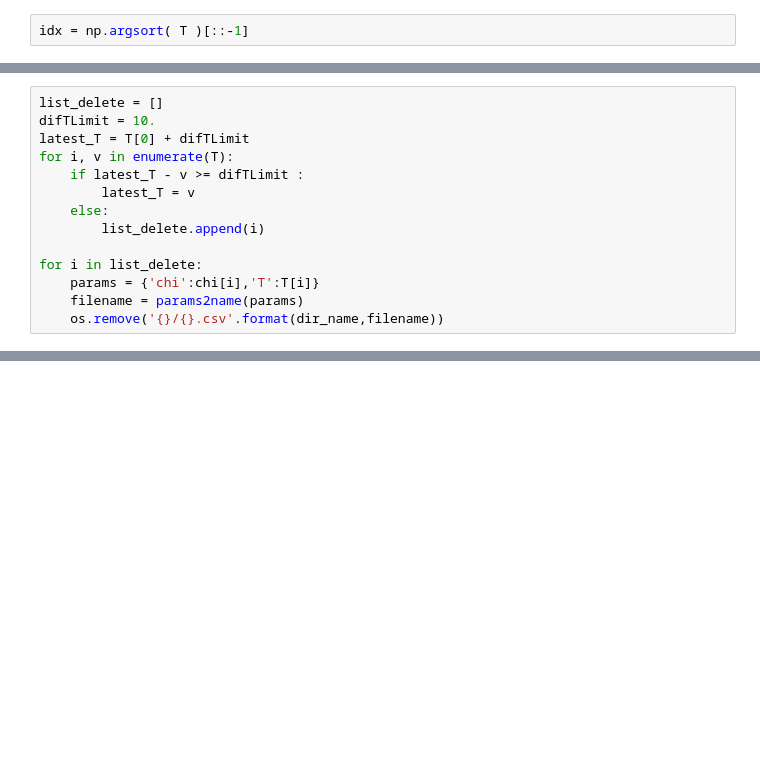
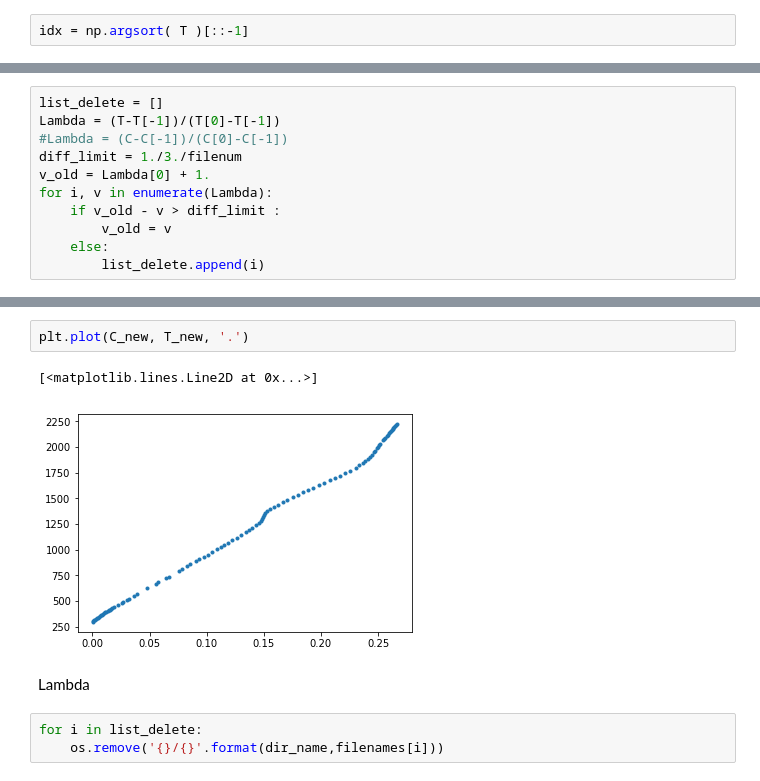
Before and after one commit to Combustion-Zhen/flamelet2table, a Jupyter notebook: plot_S_curve.ipynb, the cells around one changed output, grey strips where cells are left out. Drawn from its saved outputs; the diff is of its cells as text; blank space fills up the shorter version.

```diff
--- a/plot_S_curve.ipynb
+++ b/plot_S_curve.ipynb
@@ -29,14 +31,0 @@ chi = chi[idx]
-# %%
-list_delete = []
-difTLimit = 10.
-latest_T = T[0] + difTLimit
-for i, v in enumerate(T):
-    if latest_T - v >= difTLimit :
-        latest_T = v
-    else:
-        list_delete.append(i)
-
-for i in list_delete:
-    params = {'chi':chi[i],'T':T[i]}
-    filename = params2name(params)
-    os.remove('{}/{}.csv'.format(dir_name,filename))
@@ -42,0 +37,11 @@ for i in list_delete:
+# %%
+list_delete = []
+Lambda = (T-T[-1])/(T[0]-T[-1])
+#Lambda = (C-C[-1])/(C[0]-C[-1])
+diff_limit = 1./3./filenum
+v_old = Lambda[0] + 1.
+for i, v in enumerate(Lambda):
+    if v_old - v > diff_limit :
+        v_old = v
+    else:
+        list_delete.append(i)
@@ -43,2 +67,12 @@ for i in list_delete:
+# %%
+plt.plot(C_new, T_new, '.')
+# %% [output]
+[<matplotlib.lines.Line2D at 0x...>]
+[figure, added]
+# %% [markdown]
+Lambda
+# %%
+for i in list_delete:
+    os.remove('{}/{}'.format(dir_name,filenames[i]))
 # %%
 T
```
Also changed, not shown: parts of 15 cells of this notebook, 4 other files.
